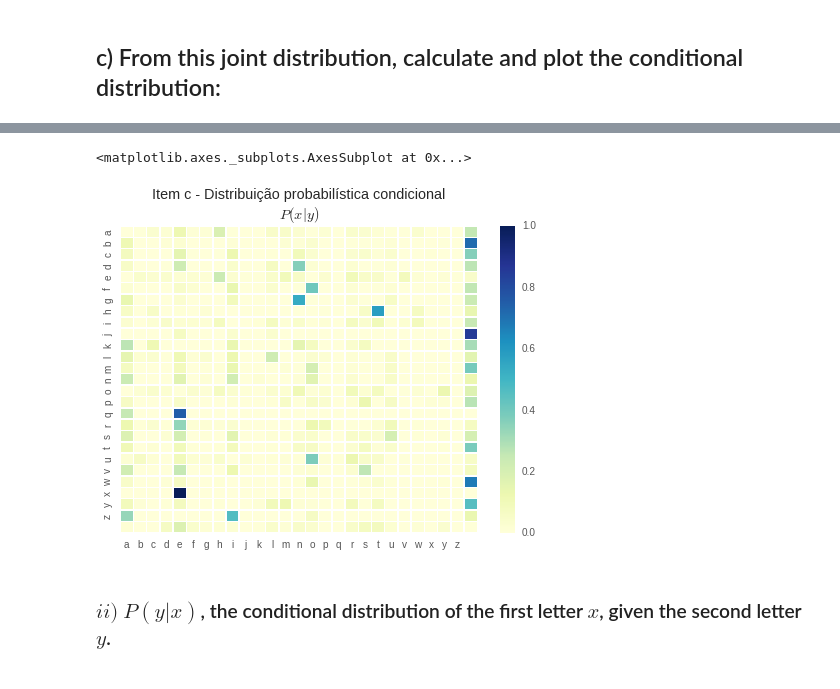
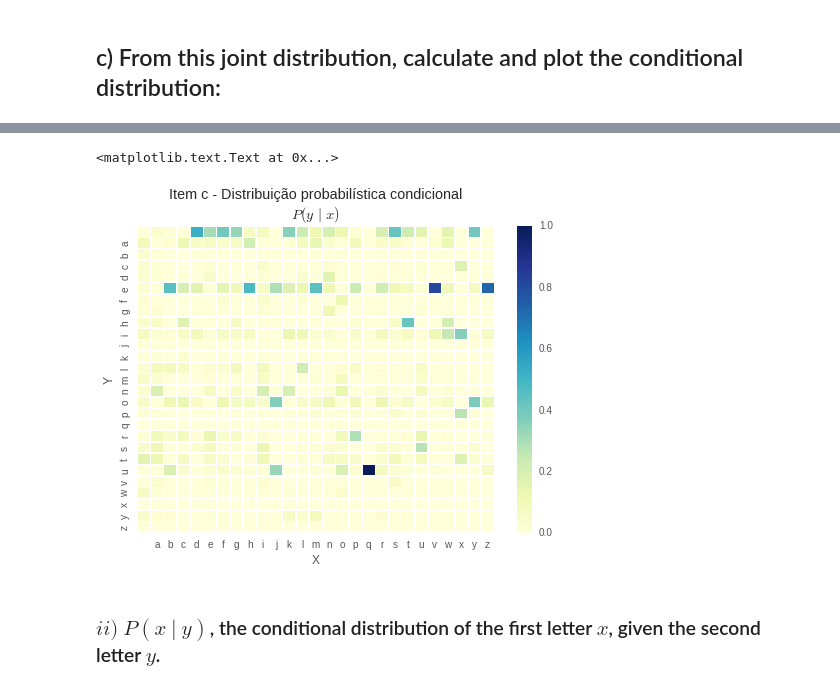
Before and after one commit to IFCE-Ciencia-da-Computacao-2011-2/UDM.316-Reconhecimento-de-Padroes, a Jupyter notebook: Exercicio 01 - 09.06/Exercicio 01.ipynb, the cells around one changed output, grey strips where cells are left out. Drawn from its saved outputs; the diff is of its cells as text; code cells hidden in the pictures.

Commit message:
Update Exercicio 1 to lastest Probability code

```diff
--- a/Exercicio 01 - 09.06/Exercicio 01.ipynb
+++ b/Exercicio 01 - 09.06/Exercicio 01.ipynb
@@ -45,0 +28,12 @@ plt.show()
+# %%
+import operator
+from functools import reduce
+import re
+
+def read_file(file):
+    with open(file, 'r') as f:
+        regex = r'[^{}]'.format(ACCEPT_LETTERS)
+        return re.sub(regex, '', f.read().lower())
+
+text = read_file(FILE)
+text[:250]
@@ -93,0 +55,8 @@ sns.heatmap(item_b, linewidths=.5, cmap="YlGnBu")
+# %%
+def distribuicao_probabilistica_digrafo(text):
+    counter = Counter(zip(text[0:-1], text[1:]))
+
+    return Experiment.from_counter(counter, ('X', 'Y')).calcule()
+
+P = distribuicao_probabilistica_digrafo(text)
+P.to_dataframe().head()
@@ -180,16 +79 @@ P(a | b) = 0.114093959732
-# %%
-item_c = {}
-item_c['x|y'] = pd.DataFrame([], index=ACCEPT_LETTERS.__iter__(), columns=ACCEPT_LETTERS.__iter__())
-item_c['y|x'] = pd.DataFrame([], index=ACCEPT_LETTERS.__iter__(), columns=ACCEPT_LETTERS.__iter__())
-
-P = Probability.for_sample_space(item_b)
-
-for x, y in count.keys():
-    x, y = Event(x), Event(y)
-
-    item_c['x|y'][x.key][y.key] = P(x|y)
-    item_c['y|x'][x.key][y.key] = P(y|x)
-
-item_c['x|y'] = item_c['x|y'].fillna(0)
-item_c['y|x'] = item_c['y|x'].fillna(0)
 # %% [markdown]
@@ -196,0 +81,4 @@ item_c['y|x'] = item_c['y|x'].fillna(0)
+# %%
+X, Y = P.variables
+
+P(Y | X).to_dataframe().head()
@@ -197,9 +94,8 @@ item_c['y|x'] = item_c['y|x'].fillna(0)
 # %%
-ax = plt.axes()
-ax.set_title('Item c - Distribuição probabilística condicional\n$P(x|y)$')
-sns.heatmap(item_c['x|y'], linewidths=.5, cmap="YlGnBu")
+axes = P(Y | X).plot()
+axes.set_title('Item c - Distribuição probabilística condicional\n$P(y\ |\ x)$')
 # %% [output]
-<matplotlib.axes._subplots.AxesSubplot at 0x...>
+<matplotlib.text.Text at 0x...>
-[figure, old version]
+[figure, new version]
 # %% [markdown]
-### $ii)$ $P(y|x)$, the conditional distribution of the first letter $x$, given the second letter $y$.
+### $ii)$ $P(x\ |\ y)$, the conditional distribution of the first letter $x$, given the second letter $y$.
```
Also changed, not shown: parts of 18 cells of this notebook, 1 other file.
